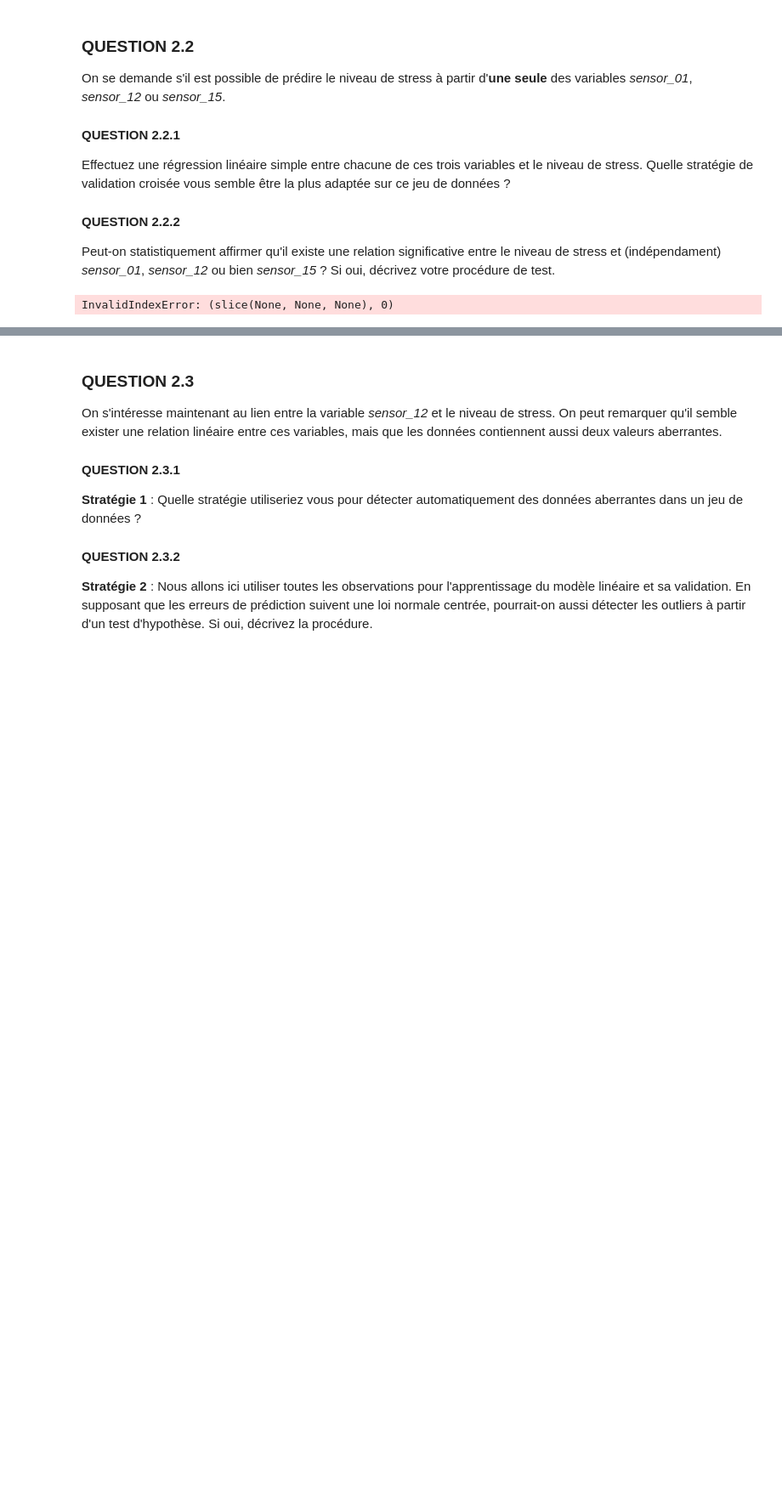
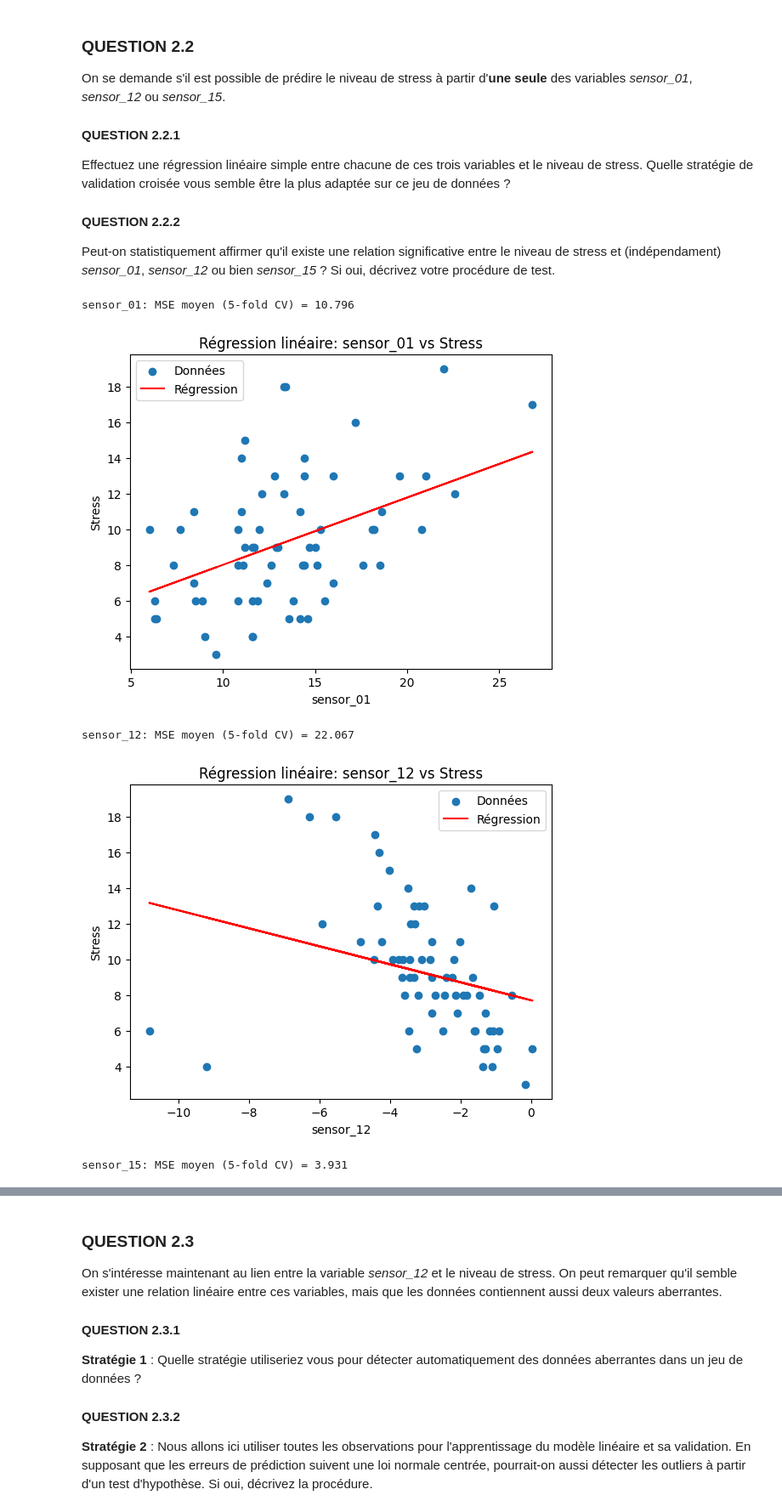
Before and after one commit to t-karch/stat-ml, a Jupyter notebook: TPs/BE_statML_2025/BE_StatML_2025.ipynb, the cells around one changed output, grey strips where cells are left out. Shown: that part at 85% size. Saved outputs shown, nothing was run; the diff lists cells and outputs as text; code cells hidden in the pictures; blank space fills up the shorter version.

```diff
--- a/TPs/BE_statML_2025/BE_StatML_2025.ipynb
+++ b/TPs/BE_statML_2025/BE_StatML_2025.ipynb
@@ -182,14 +182,33 @@ Effectuez une régression linéaire simple entre chacune de ces trois variables
 #### QUESTION 2.2.2
 
 Peut-on statistiquement affirmer qu'il existe une relation significative entre le niveau de stress et (indépendament) *sensor_01*, *sensor_12* ou bien *sensor_15* ? Si oui, décrivez votre procédure de test.
-# %%
-lr_s1 = LinearRegression()
-lr_s12 = LinearRegression()
-lr_s15 = LinearRegression()
-
-lr_s1.fit(X[:,0],Y)
-stress_pred_1 = lr_s1.predict(X[:,0])
-
-plt.plot(stress_pred_1, Y)
-# %% [output]
-InvalidIndexError: (slice(None, None, None), 0)
+# %%
+sensors = [0, 11, 14]
+sensor_names = ["sensor_01", "sensor_12", "sensor_15"]
+
+for idx, name in zip(sensors, sensor_names):
+    X_sensor = X.iloc[:, idx].values.reshape(-1, 1)
+    y = Y.values.ravel()
+    lr = LinearRegression()
+    kf = KFold(n_splits=5, shuffle=True, random_state=42)
+    mse_scores = []
+    for train_idx, test_idx in kf.split(X_sensor):
+        lr.fit(X_sensor[train_idx], y[train_idx])
+        y_pred = lr.predict(X_sensor[test_idx])
+        mse_scores.append(mean_squared_error(y[test_idx], y_pred))
+    print(f"{name}: MSE moyen (5-fold CV) = {np.mean(mse_scores):.3f}")
+
+    # Affichage du nuage de points et de la droite de régression
+    plt.scatter(X_sensor, y, label='Données')
+    plt.plot(X_sensor, lr.predict(X_sensor), color='red', label='Régression')
+    plt.xlabel(name)
+    plt.ylabel('Stress')
+    plt.title(f"Régression linéaire: {name} vs Stress")
+    plt.legend()
+    plt.show()
+# %% [output]
+sensor_01: MSE moyen (5-fold CV) = 10.796
+[figure, added]
+sensor_12: MSE moyen (5-fold CV) = 22.067
+[figure, added]
+sensor_15: MSE moyen (5-fold CV) = 3.931
```
Also changed, not shown: parts of 10 cells of this notebook, 4 other files.
